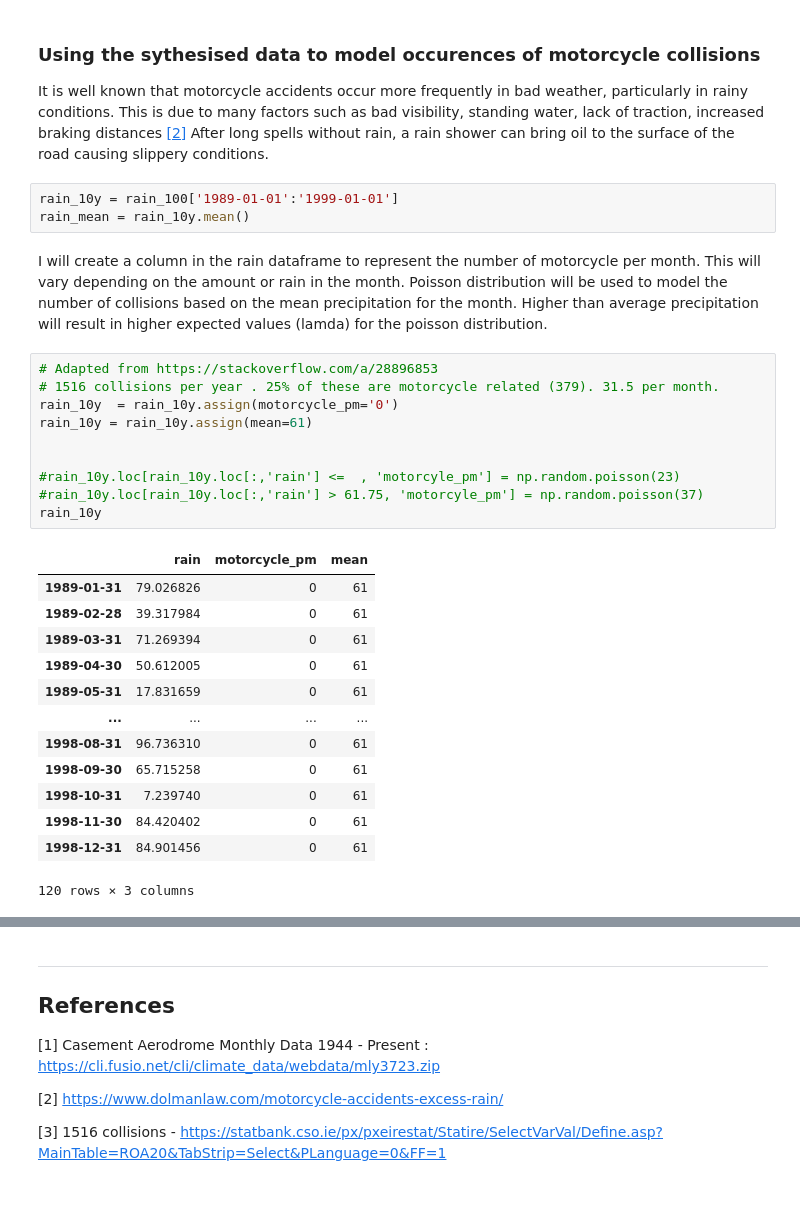
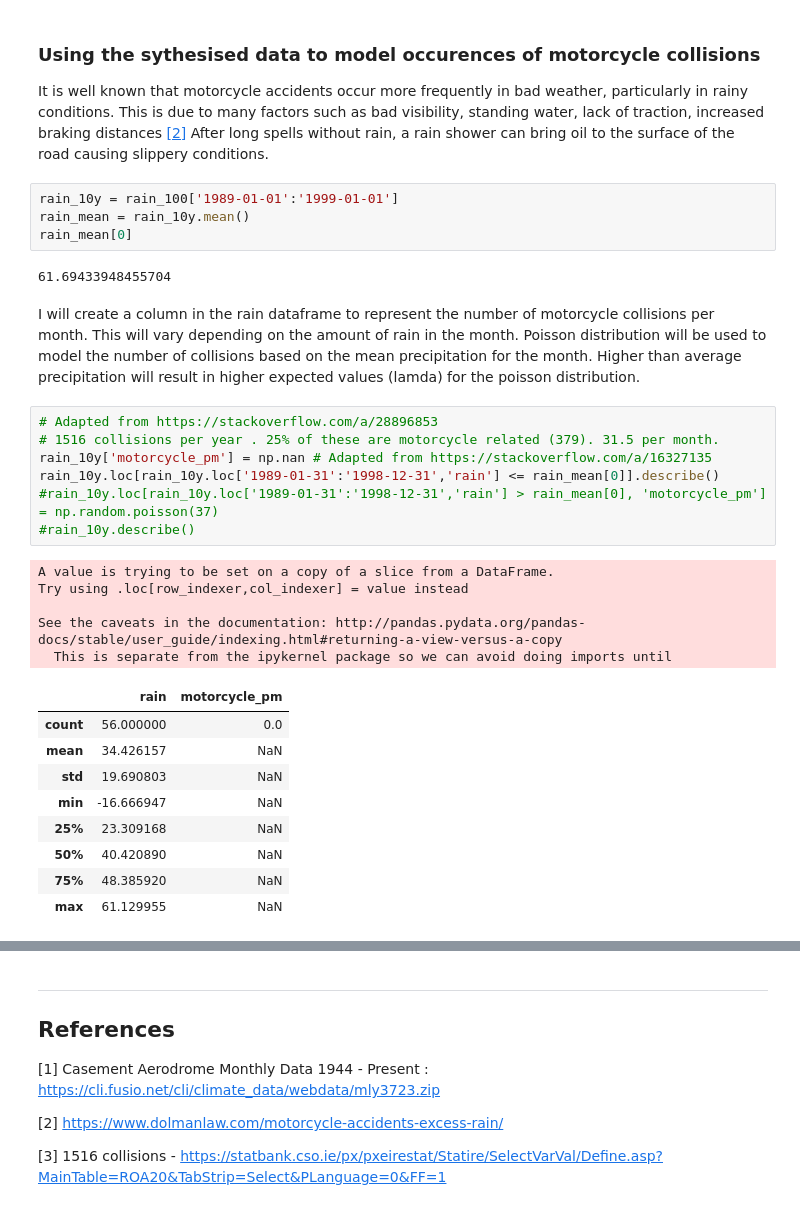
Before and after one commit to AdrianDonohoe/PDAProject2019, a Jupyter notebook: PDA Project - Casement Weather Station.ipynb, the cells around one changed output, grey strips where cells are left out. Cells and saved outputs as stored; diff of their text form.

Commit message:
trying to assign function to each row

```diff
--- a/PDA Project - Casement Weather Station.ipynb
+++ b/PDA Project - Casement Weather Station.ipynb
@@ -479,29 +479,30 @@ It is well known that motorcycle accidents occur more frequently in bad weather,
 # %%
 rain_10y = rain_100['1989-01-01':'1999-01-01']
 rain_mean = rain_10y.mean()
+rain_mean[0]
+# %% [output]
+61.69433948455704
 # %% [markdown]
-I will create a column in the rain dataframe to represent the number of motorcycle per month. This will vary depending on the amount or rain in the month. Poisson distribution will be used to model the number of collisions based on the mean precipitation for the month. Higher than average precipitation will result in higher expected values (lamda) for the poisson distribution.
+I will create a column in the rain dataframe to represent the number of motorcycle collisions per month. This will vary depending on the amount of rain in the month. Poisson distribution will be used to model the number of collisions based on the mean precipitation for the month. Higher than average precipitation will result in higher expected values (lamda) for the poisson distribution.
 # %%
 # Adapted from https://stackoverflow.com/a/28896853
 # 1516 collisions per year . 25% of these are motorcycle related (379). 31.5 per month.
-rain_10y  = rain_10y.assign(motorcycle_pm='0')
-rain_10y = rain_10y.assign(mean=61)
-
-
-#rain_10y.loc[rain_10y.loc[:,'rain'] <=  , 'motorcyle_pm'] = np.random.poisson(23)
-#rain_10y.loc[rain_10y.loc[:,'rain'] > 61.75, 'motorcyle_pm'] = np.random.poisson(37)
-rain_10y
+rain_10y['motorcycle_pm'] = np.nan # Adapted from https://stackoverflow.com/a/16327135
+rain_10y.loc[rain_10y.loc['1989-01-31':'1998-12-31','rain'] <= rain_mean[0]].describe()
+#rain_10y.loc[rain_10y.loc['1989-01-31':'1998-12-31','rain'] > rain_mean[0], 'motorcycle_pm'] = np.random.poisson(37)
+#rain_10y.describe()
 # %% [output]
+A value is trying to be set on a copy of a slice from a DataFrame.
+Try using .loc[row_indexer,col_indexer] = value instead
+
+See the caveats in the documentation: http://pandas.pydata.org/pandas-docs/stable/user_guide/indexing.html#returning-a-view-versus-a-copy
+  This is separate from the ipykernel package so we can avoid doing imports until
-|  | rain | motorcycle_pm | mean |
-| 1989-01-31 | 79.026826 | 0 | 61 |
-| 1989-02-28 | 39.317984 | 0 | 61 |
-| 1989-03-31 | 71.269394 | 0 | 61 |
-| 1989-04-30 | 50.612005 | 0 | 61 |
-| 1989-05-31 | 17.831659 | 0 | 61 |
-| ... | ... | ... | ... |
-| 1998-08-31 | 96.736310 | 0 | 61 |
-| 1998-09-30 | 65.715258 | 0 | 61 |
-| 1998-10-31 | 7.239740 | 0 | 61 |
-| 1998-11-30 | 84.420402 | 0 | 61 |
-| 1998-12-31 | 84.901456 | 0 | 61 |
+|  | rain | motorcycle_pm |
+| count | 56.000000 | 0.0 |
+| mean | 34.426157 | NaN |
+| std | 19.690803 | NaN |
+| min | -16.666947 | NaN |
+| 25% | 23.309168 | NaN |
+| 50% | 40.420890 | NaN |
+| 75% | 48.385920 | NaN |
+| max | 61.129955 | NaN |
-120 rows × 3 columns
```
Also changed, not shown: parts of 15 cells of this notebook.
